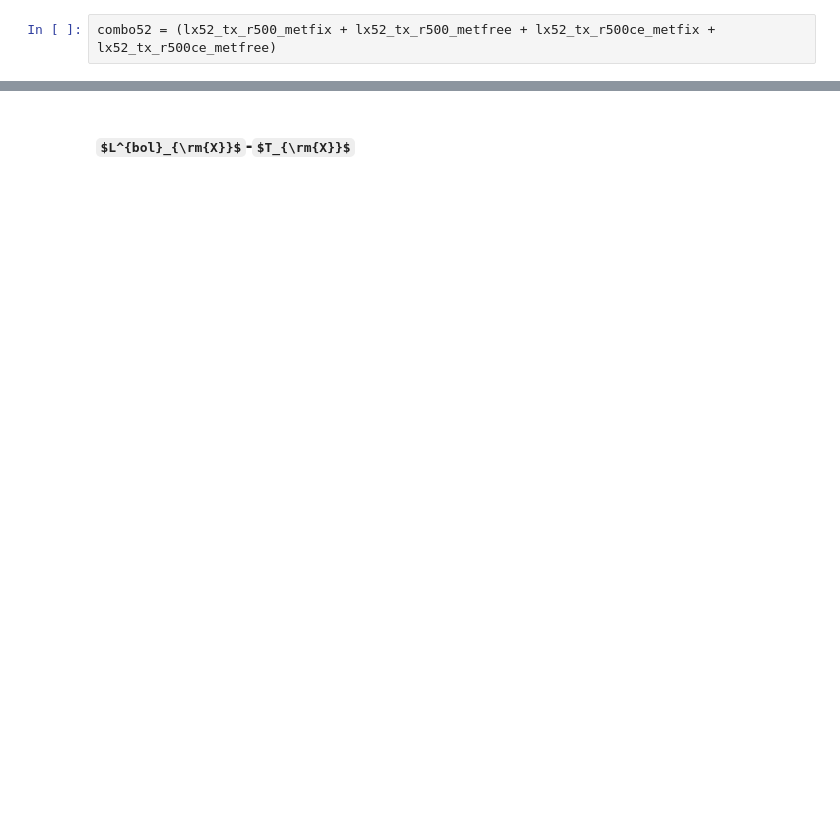
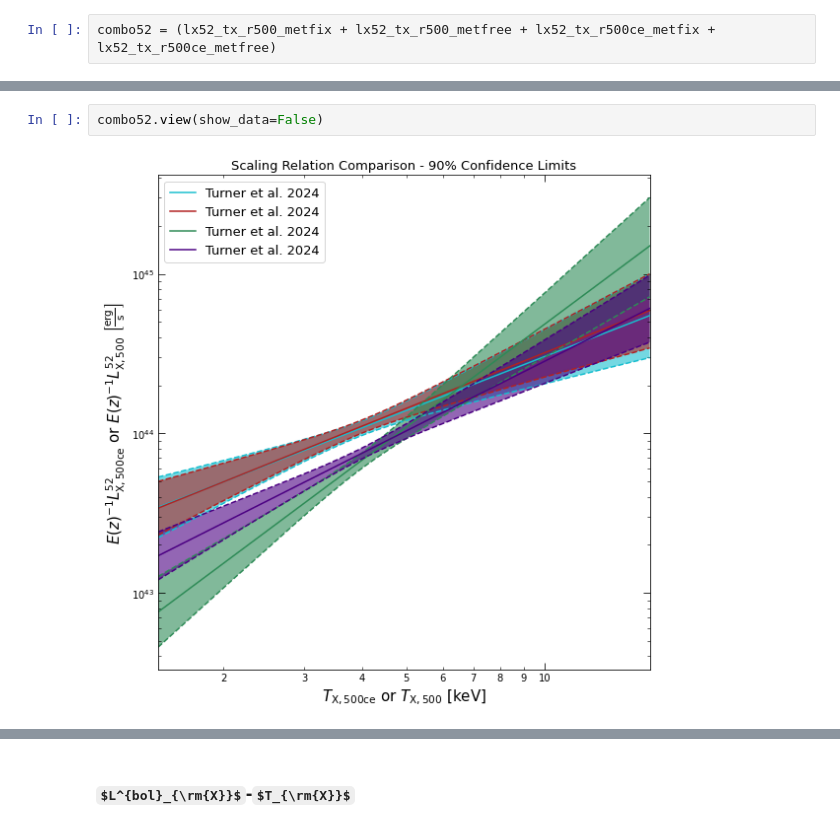
Before and after one commit to LoVoCCS/X-LoVoCCS-Analyses, a Jupyter notebook: notebooks/scaling_relations/luminosity_temperature.ipynb, the cells around one changed output, grey strips where cells are left out. Cells and saved outputs as stored; diff of their text form; some formulas as TeX source; blank space fills up the shorter version.

```diff
--- a/notebooks/scaling_relations/luminosity_temperature.ipynb
+++ b/notebooks/scaling_relations/luminosity_temperature.ipynb
@@ -282,3 +354,7 @@ combo52.view()
+# %%
+combo52.view(show_data=False)
+# %% [output]
+[figure, added]
 # %%
 combo52.view_corner()
 # %% [output]
```
Also changed, not shown: parts of 37 cells of this notebook.
